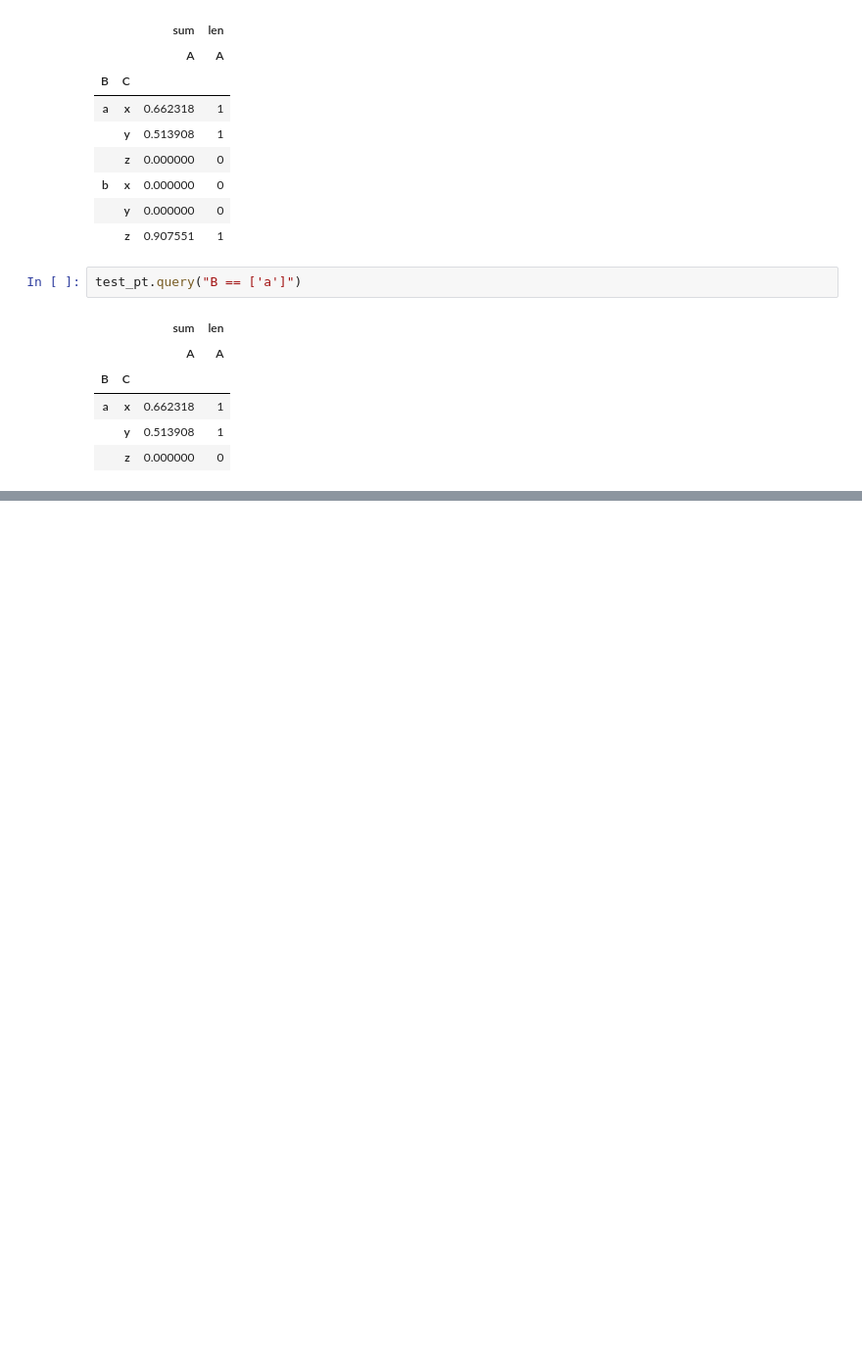
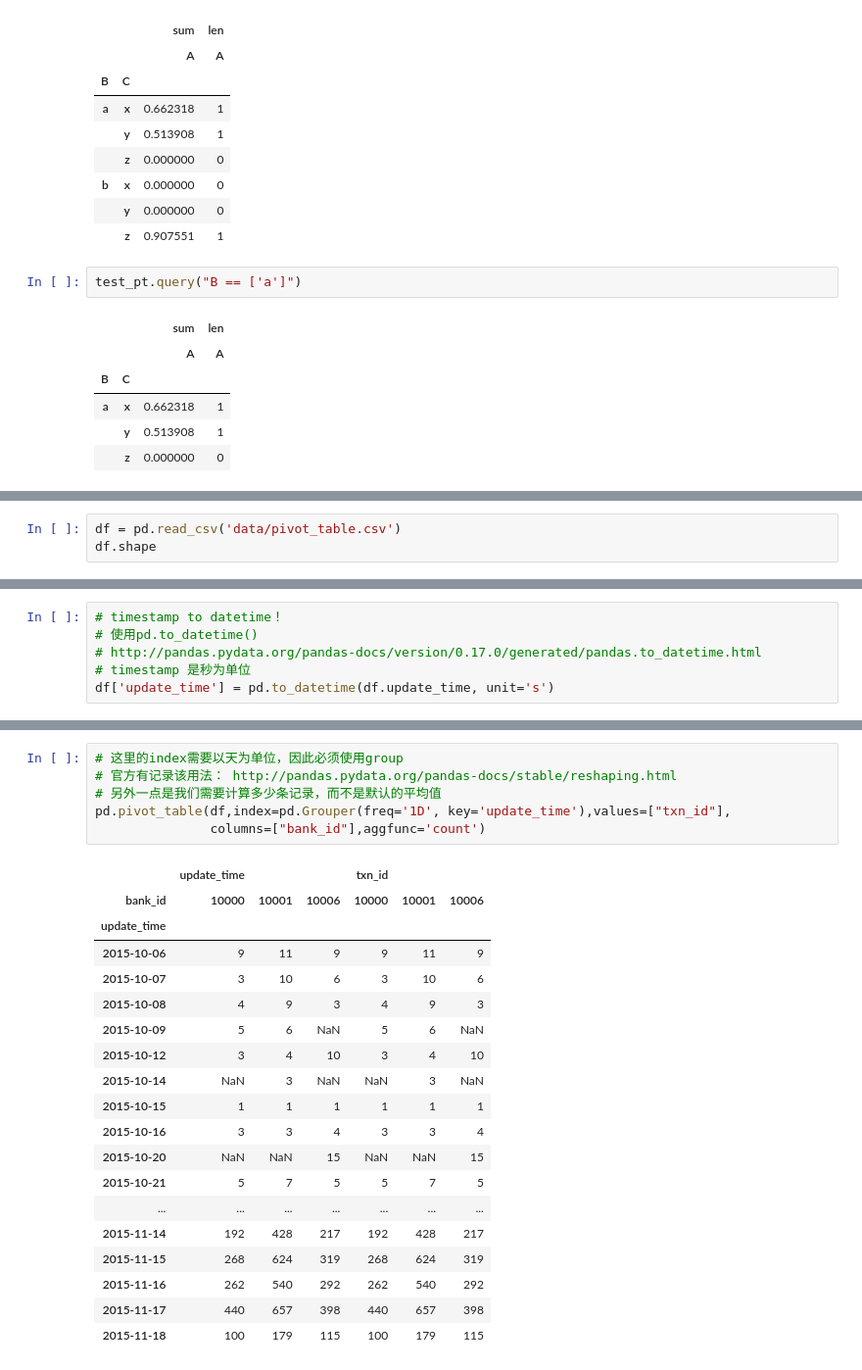
Before and after one commit to WenWeiKun-byte/PyData-Cookbook, a Jupyter notebook: Data Cleaning & Data Munging 03.ipynb, the cells around one changed output, grey strips where cells are left out. Shown at 98% size. Saved outputs shown, nothing was run; the diff lists cells and outputs as text; blank space fills up the shorter version.

Commit message:
pivot table use case

```diff
--- a/Data Cleaning & Data Munging 03.ipynb
+++ b/Data Cleaning & Data Munging 03.ipynb
@@ -577,0 +593,3 @@ test_pt.query("B == ['a']")
+# %%
+df = pd.read_csv('data/pivot_table.csv')
+df.shape
@@ -577,0 +616,6 @@ test_pt.query("B == ['a']")
+# %%
+# timestamp to datetime！
+# 使用pd.to_datetime()
+# http://pandas.pydata.org/pandas-docs/version/0.17.0/generated/pandas.to_datetime.html
+# timestamp 是秒为单位
+df['update_time'] = pd.to_datetime(df.update_time, unit='s')
@@ -577,0 +631,26 @@ test_pt.query("B == ['a']")
+# %%
+# 这里的index需要以天为单位，因此必须使用group
+# 官方有记录该用法： http://pandas.pydata.org/pandas-docs/stable/reshaping.html
+# 另外一点是我们需要计算多少条记录，而不是默认的平均值
+pd.pivot_table(df,index=pd.Grouper(freq='1D', key='update_time'),values=["txn_id"],
+               columns=["bank_id"],aggfunc='count')
+# %% [output]
+|  | update_time |  |  | txn_id |  |  |
+| bank_id | 10000 | 10001 | 10006 | 10000 | 10001 | 10006 |
+| update_time |  |  |  |  |  |  |
+| 2015-10-06 | 9 | 11 | 9 | 9 | 11 | 9 |
+| 2015-10-07 | 3 | 10 | 6 | 3 | 10 | 6 |
+| 2015-10-08 | 4 | 9 | 3 | 4 | 9 | 3 |
+| 2015-10-09 | 5 | 6 | NaN | 5 | 6 | NaN |
+| 2015-10-12 | 3 | 4 | 10 | 3 | 4 | 10 |
+| 2015-10-14 | NaN | 3 | NaN | NaN | 3 | NaN |
+| 2015-10-15 | 1 | 1 | 1 | 1 | 1 | 1 |
+| 2015-10-16 | 3 | 3 | 4 | 3 | 3 | 4 |
+| 2015-10-20 | NaN | NaN | 15 | NaN | NaN | 15 |
+| 2015-10-21 | 5 | 7 | 5 | 5 | 7 | 5 |
+| ... | ... | ... | ... | ... | ... | ... |
+| 2015-11-14 | 192 | 428 | 217 | 192 | 428 | 217 |
+| 2015-11-15 | 268 | 624 | 319 | 268 | 624 | 319 |
+| 2015-11-16 | 262 | 540 | 292 | 262 | 540 | 292 |
+| 2015-11-17 | 440 | 657 | 398 | 440 | 657 | 398 |
+| 2015-11-18 | 100 | 179 | 115 | 100 | 179 | 115 |
```
Also changed, not shown: parts of 7 cells of this notebook, 1 other file.
